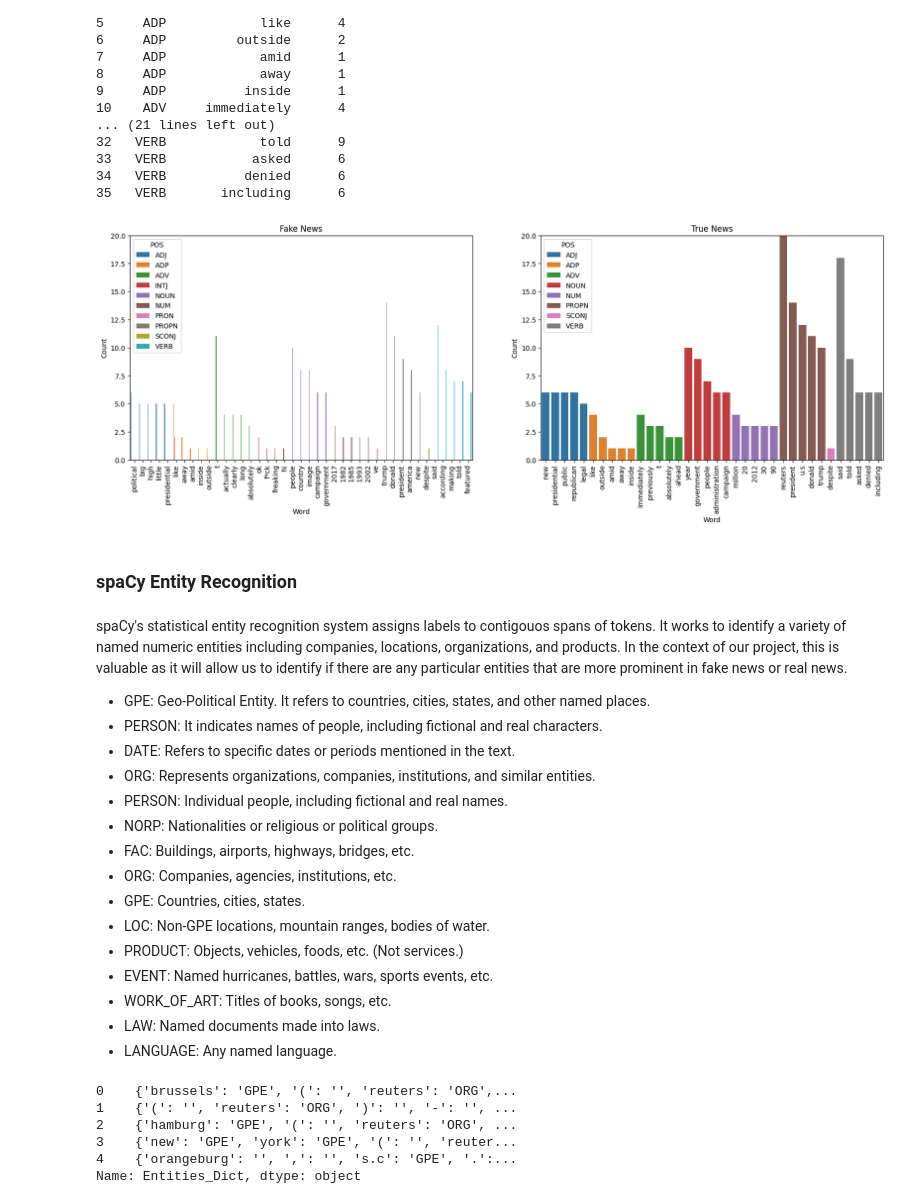
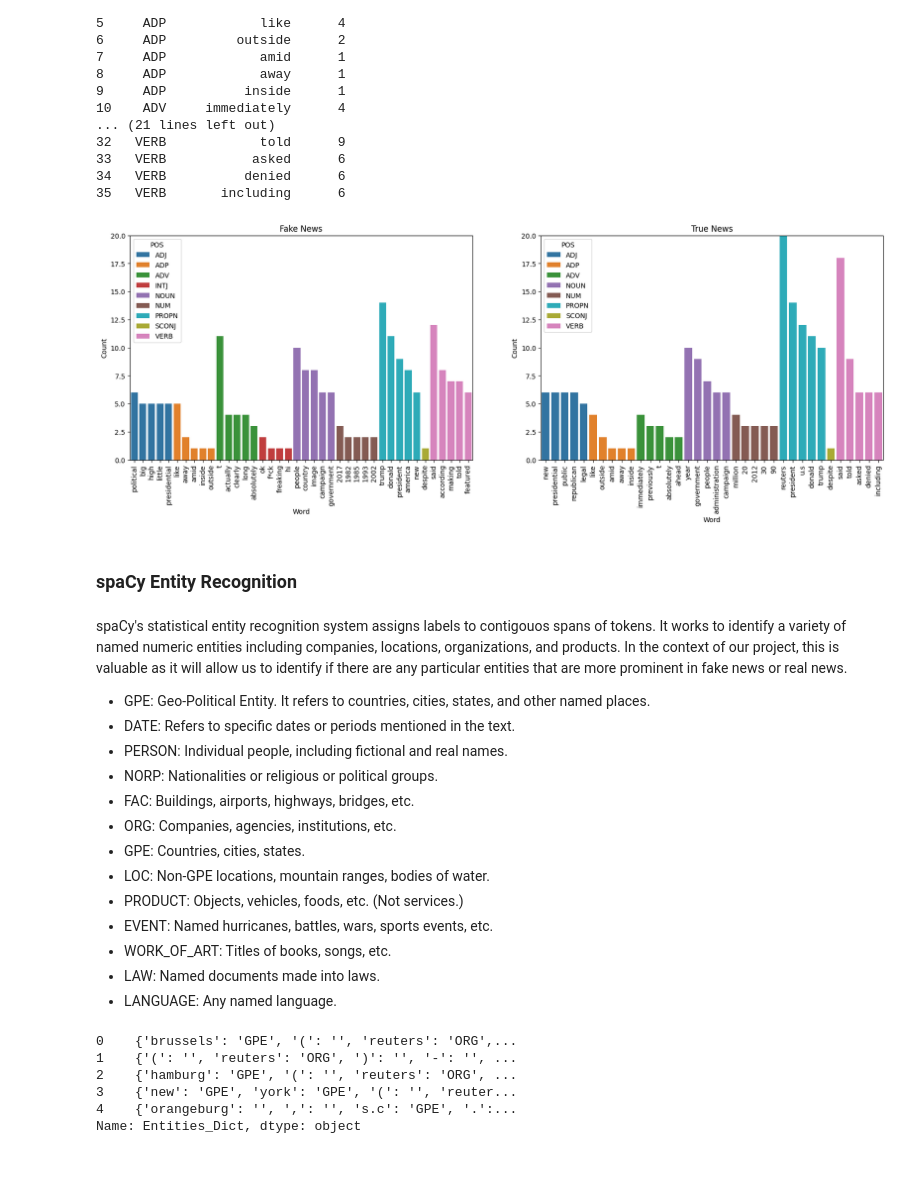
Before and after one commit to DataScienceAndEngineering/machine-learning-dse-i210-final-project-fake-news, a Jupyter notebook: reports/FINAL_REPORT.ipynb, the cells around one changed output. Drawn from its saved outputs; the diff is of its cells as text; code cells hidden in the pictures; blank space fills up the shorter version.

```diff
--- a/reports/FINAL_REPORT.ipynb
+++ b/reports/FINAL_REPORT.ipynb
@@ -137,8 +132,8 @@ true_df = df[df['type'] == 'True']
 fake_df = df[df['type'] == 'Fake']
 
 # Randomly sample an equal number of rows from each subset
-sampled_true = true_df.sample(n=20, replace=False, random_state=42)
-sampled_fake = fake_df.sample(n=20, replace=False, random_state=42)
+sampled_true = true_df.sample(n=200, replace=False, random_state=42)
+sampled_fake = fake_df.sample(n=200, replace=False, random_state=42)
 
 # Combine the sampled rows into a single DataFrame
 sampled_df = pd.concat([sampled_true, sampled_fake])
@@ -215,14 +210,14 @@ for pos_word in fake_pos:
 fakedf = pd.DataFrame({'Word': f_pos_list, 'POS': f_word_list})
 
 # create mask to remove unwanted parts of speech
-mask = ~fakedf['POS'].isin(['X', 'SPACE', 'PUNCT', 'SYM', 'AUX', 'CCONJ', 'PART'])
+mask = ~fakedf['POS'].isin(['X', 'SPACE', 'PUNCT', 'SYM', 'AUX', 'CCONJ', 'PART', 'PRON'])
 fakefiltdf = fakedf[mask]
 
 # Group by POS and count occurrences of each word
 pos_word_counts = fakefiltdf.groupby(['POS', 'Word']).size().reset_index(name='Count')
 
 # Get top five most common words for each POS tag
-faketop = pos_word_counts.groupby('POS').apply(lambda x: x.nlargest(5, 'Count')).reset_index(drop=True)
+faketop = pos_word_counts.groupby('POS').apply(lambda x: x.nlargest(5, 'Count')).reset_index(drop=True).drop_duplicates('Word')
 
 print(faketop)
 # %% [output]
@@ -261,14 +256,14 @@ for pos_word in true_pos:
 truedf = pd.DataFrame({'Word': t_pos_list, 'POS': t_word_list})
 
 # create mask to remove unwanted parts of speech
-mask = ~truedf['POS'].isin(['X', 'SPACE', 'PUNCT', 'SYM', 'AUX', 'CCONJ', 'PART'])
+mask = ~truedf['POS'].isin(['X', 'SPACE', 'PUNCT', 'SYM', 'AUX', 'CCONJ', 'PART', 'PRON'])
 truefiltdf = truedf[mask]
 
 # Group by POS and count occurrences of each word
 t_pos_word_counts = truefiltdf.groupby(['POS', 'Word']).size().reset_index(name='Count')
 
 # Get top five most common words for each POS tag
-truetop = t_pos_word_counts.groupby('POS').apply(lambda x: x.nlargest(5, 'Count')).reset_index(drop=True)
+truetop = t_pos_word_counts.groupby('POS').apply(lambda x: x.nlargest(5, 'Count')).reset_index(drop=True). drop_duplicates('Word')
 
 print(truetop)
 # %% [output]
@@ -289,42 +284,56 @@ print(truetop)
 33   VERB           asked      6
 34   VERB          denied      6
 35   VERB       including      6
+# %%
+# Get Seaborn's default color palette
+palette = sns.color_palette()
+
+# Create the dictionary with default Seaborn colors
+pos_colors = {
+    'ADJ': palette[0],
+    'ADP': palette[1],
+    'ADV': palette[2],
+    'INTJ': palette[3],
+    'NOUN': palette[4],
+    'NUM': palette[5],
+    'PROPN': palette[9],
+    'SCONJ': palette[8],
+    'VERB': palette[6]
+}
 # %%
 # Create a figure with two subplots
 fig, axs = plt.subplots(1, 2, figsize=(20, 6))
 
 # Plot the first barplot on the first subplot
-sns.barplot(data=faketop, x='Word', y='Count', hue='POS', ax=axs[0], linewidth=2)
+sns.barplot(data=faketop, x='Word', y='Count', hue='POS', ax=axs[0], linewidth=2, palette = pos_colors)
 axs[0].set_title('Fake News')
 axs[0].set_ylabel('Count')
 axs[0].set_xlabel('Word')
 axs[0].tick_params(axis='x', rotation=90)
 
 # Plot the second barplot on the second subplot
-sns.barplot(data=truetop, x='Word', y='Count', hue='POS', ax=axs[1], linewidth=2)
+sns.barplot(data=truetop, x='Word', y='Count', hue='POS', ax=axs[1], linewidth=2, palette = pos_colors)
 axs[1].set_title('True News')
 axs[1].set_ylabel('Count')
 axs[1].set_xlabel('Word')
 axs[1].tick_params(axis='x', rotation=90)
 
 # Set y-axis limits to ensure the same scale
 max_count = max(faketop['Count'].max(), truetop['Count'].max())
 for ax in axs:
     ax.set_ylim(0, max_count)
 
 # Show the plot
 plt.show()
 # %% [output]
-[figure, old version]
+[figure, new version]
 # %% [markdown]
 ### spaCy Entity Recognition
 # %% [markdown]
 spaCy's statistical entity recognition system assigns labels to contigouos spans of tokens. It works to identify a variety of named numeric entities including companies, locations, organizations, and products. In the context of our project, this is valuable as it will allow us to identify if there are any particular entities that are more prominent in fake news or real news.
 
 - GPE: Geo-Political Entity. It refers to countries, cities, states, and other named places.
-- PERSON: It indicates names of people, including fictional and real characters.
 - DATE: Refers to specific dates or periods mentioned in the text.
-- ORG: Represents organizations, companies, institutions, and similar entities.
 - PERSON: Individual people, including fictional and real names.
 - NORP: Nationalities or religious or political groups.
 - FAC: Buildings, airports, highways, bridges, etc.
```
Also changed, not shown: parts of 9 cells of this notebook, 2 other files.
